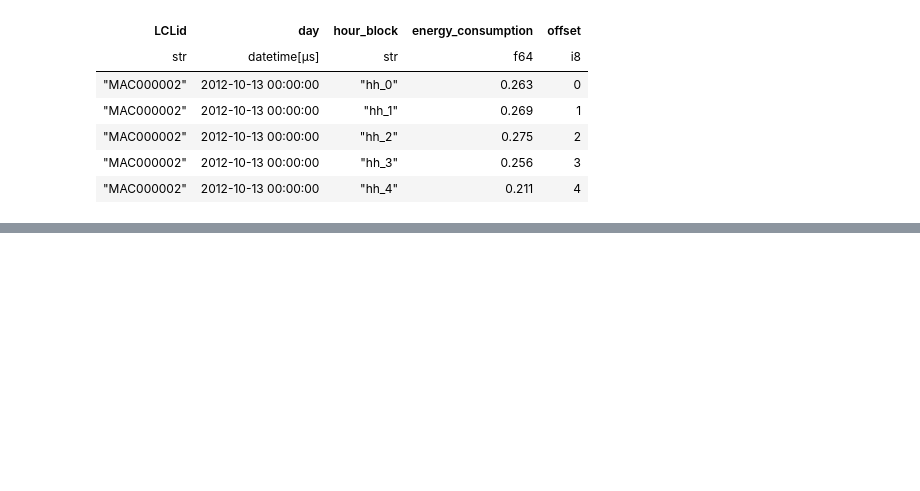
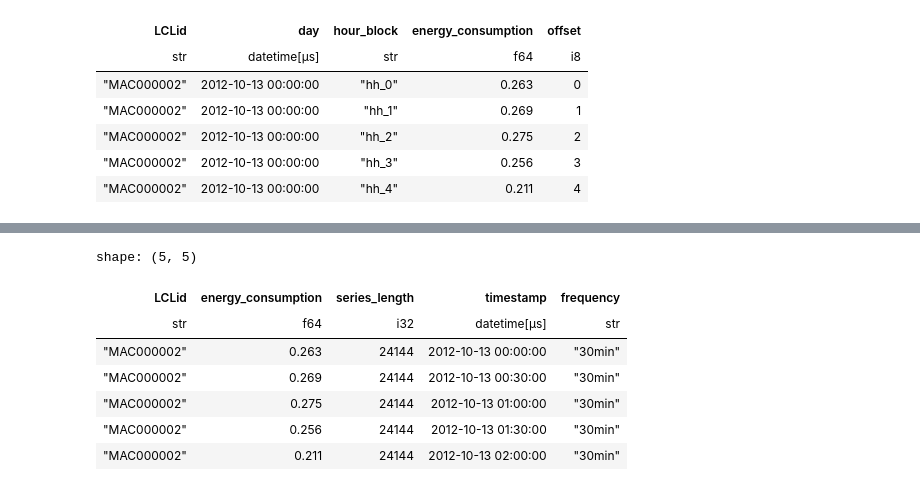
Before and after one commit to chineidu/Time-series-lab, a Jupyter notebook: notebooks/ch_2/01-lab.ipynb, the cells around one changed output, grey strips where cells are left out. Cells and saved outputs as stored; diff of their text form; code cells hidden in the pictures; blank space fills up the shorter version.

```diff
--- a/notebooks/ch_2/01-lab.ipynb
+++ b/notebooks/ch_2/01-lab.ipynb
@@ -423,3 +574,16 @@ shape: (5, 5)
+# %%
+block1_expanded: pl.DataFrame = load_process_block_expanded(block_1_long, freq="30min")
+
+block1_expanded.head()
+# %% [output]
+shape: (5, 5)
+| LCLid | energy_consumption | series_length | timestamp | frequency |
+| str | f64 | i32 | datetime[μs] | str |
+| "MAC000002" | 0.263 | 24144 | 2012-10-13 00:00:00 | "30min" |
+| "MAC000002" | 0.269 | 24144 | 2012-10-13 00:30:00 | "30min" |
+| "MAC000002" | 0.275 | 24144 | 2012-10-13 01:00:00 | "30min" |
+| "MAC000002" | 0.256 | 24144 | 2012-10-13 01:30:00 | "30min" |
+| "MAC000002" | 0.211 | 24144 | 2012-10-13 02:00:00 | "30min" |
 # %%
 hhblock_df: pl.DataFrame = (
     block_1_compact.group_by(["LCLid"])
```
Also changed, not shown: parts of 24 cells of this notebook, 3 other files.
